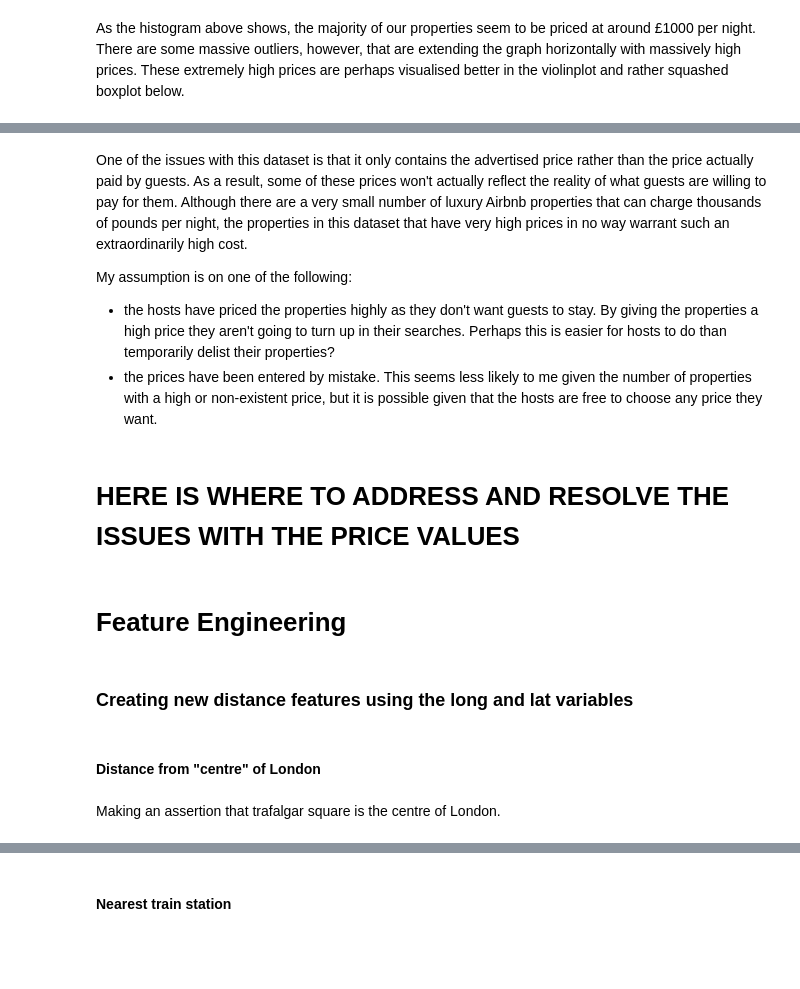
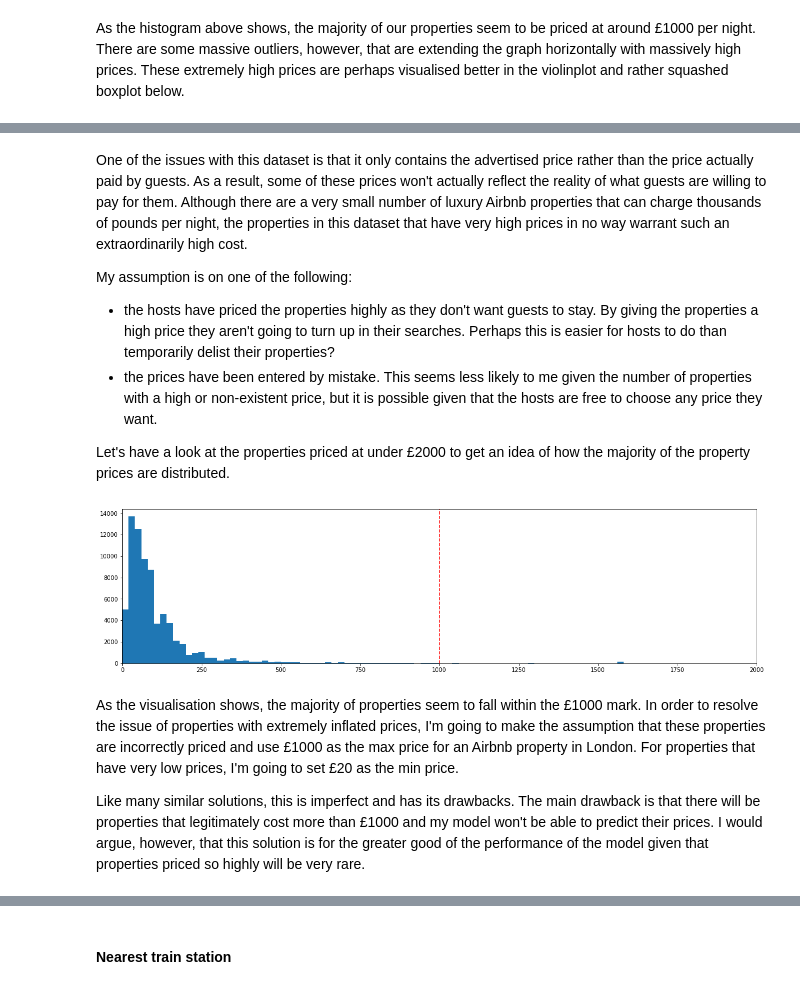
Before and after one commit to jradford5/GA_capstone_Airbnb_project, a Jupyter notebook: notebooks/capstone_airbnb_data_wrangling.ipynb, the cells around one changed output, grey strips where cells are left out. Saved outputs shown, nothing was run; the diff lists cells and outputs as text; code cells hidden in the pictures; blank space fills up the shorter version.

```diff
--- a/notebooks/capstone_airbnb_data_wrangling.ipynb
+++ b/notebooks/capstone_airbnb_data_wrangling.ipynb
@@ -531,13 +535,5 @@ My assumption is on one of the following:
 
 - the hosts have priced the properties highly as they don't want guests to stay. By giving the properties a high price they aren't going to turn up in their searches. Perhaps this is easier for hosts to do than temporarily delist their properties?
 - the prices have been entered by mistake. This seems less likely to me given the number of properties with a high or non-existent price, but it is possible given that the hosts are free to choose any price they want.
+
+Let's have a look at the properties priced at under £2000 to get an idea of how the majority of the property prices are distributed.
-# %% [markdown]
-# HERE IS WHERE TO ADDRESS AND RESOLVE THE ISSUES WITH THE PRICE VALUES
-# %% [markdown]
-# Feature Engineering
-# %% [markdown]
-### Creating new distance features using the long and lat variables
-# %% [markdown]
-#### Distance from "centre" of London
-# %% [markdown]
-Making an assertion that trafalgar square is the centre of London.
@@ -545,0 +540,15 @@ trafalgar_square = (51.504831314, -0.123499506)
+# %%
+fig,ax = plt.subplots(figsize=(20,5))
+
+plt.hist(df.price, bins=100, range=(0,2000))
+
+plt.margins(x=0)
+
+plt.axvline(1000, color='red', linestyle='--')
+plt.show()
+# %% [output]
+[figure, added]
+# %% [markdown]
+As the visualisation shows, the majority of properties seem to fall within the £1000 mark. In order to resolve the issue of properties with extremely inflated prices, I'm going to make the assumption that these properties are incorrectly priced and use £1000 as the max price for an Airbnb property in London. For properties that have very low prices, I'm going to set £20 as the min price.
+
+Like many similar solutions, this is imperfect and has its drawbacks. The main drawback is that there will be properties that legitimately cost more than £1000 and my model won't be able to predict their prices. I would argue, however, that this solution is for the greater good of the performance of the model given that properties priced so highly will be very rare.
```
Also changed, not shown: parts of 45 cells of this notebook.
